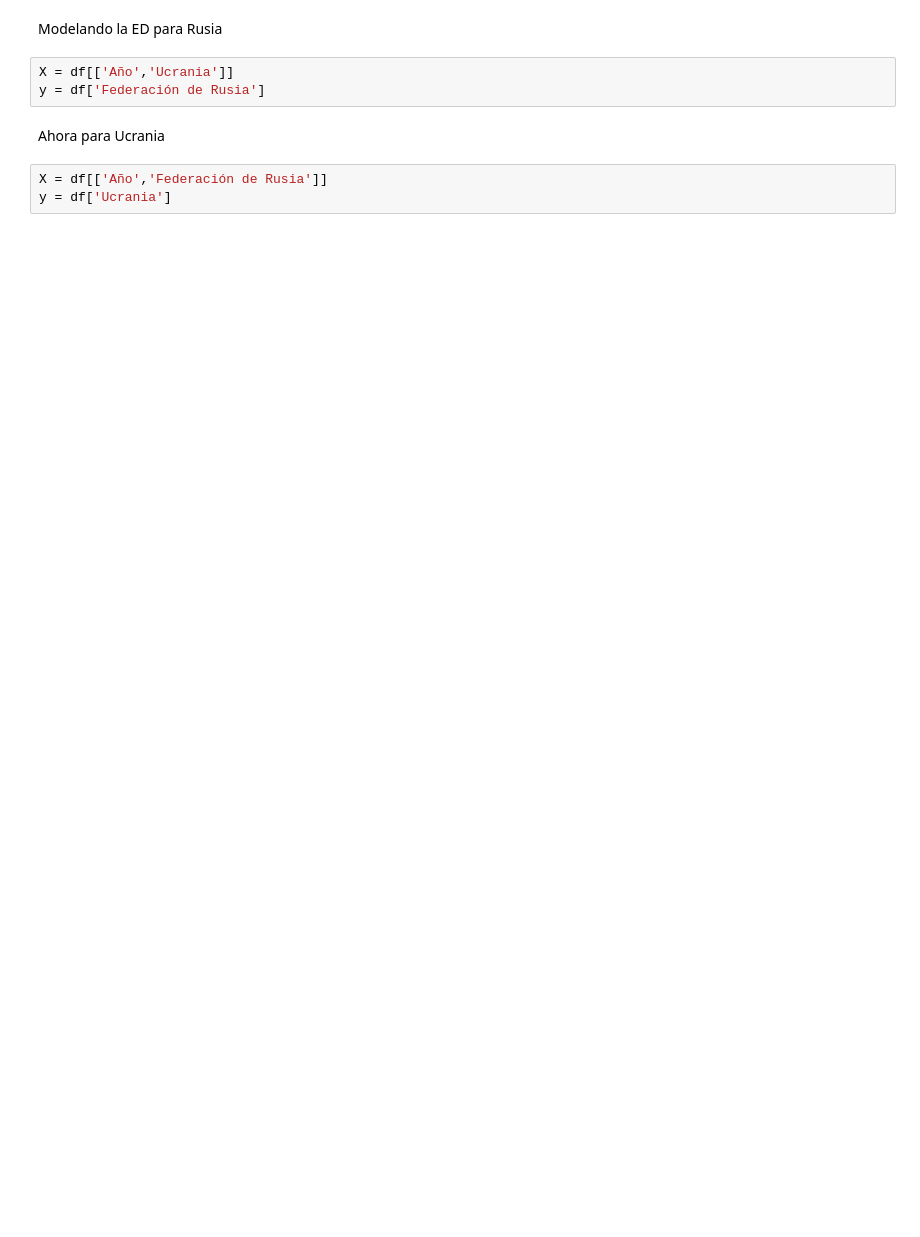
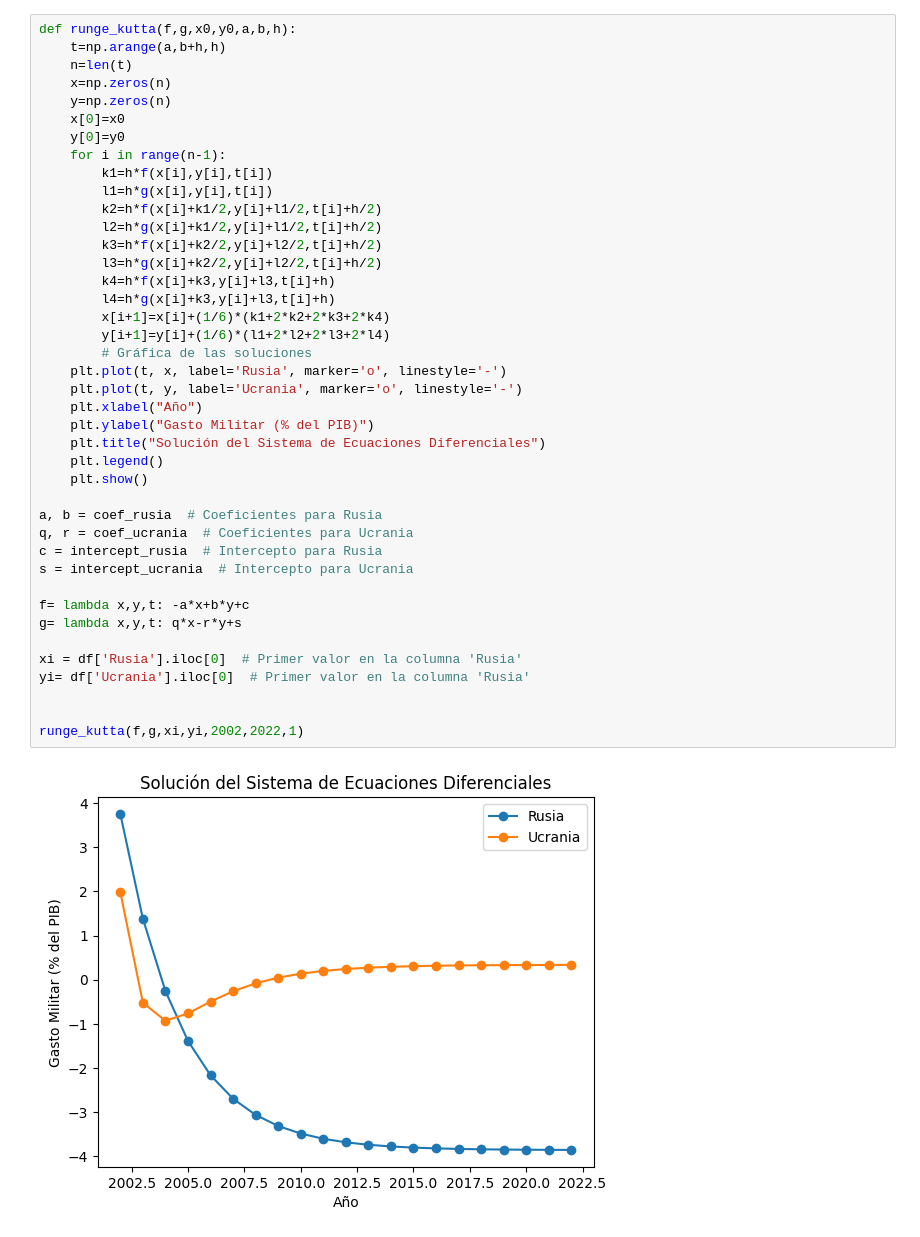
Before and after one commit to anahedi/Prueba-1, a Jupyter notebook: notebooks/situacion_problema.ipynb, the cells around one changed output. Drawn from its saved outputs; the diff is of its cells as text; blank space fills up the shorter version.

```diff
--- a/notebooks/situacion_problema.ipynb
+++ b/notebooks/situacion_problema.ipynb
@@ -33,10 +41,43 @@ df = pd.DataFrame(data)
-# %% [markdown]
-Modelando la ED para Rusia
-# %%
-X = df[['Año','Ucrania']]
-y = df['Federación de Rusia']
-# %% [markdown]
-Ahora para Ucrania
-# %%
-X = df[['Año','Federación de Rusia']]
-y = df['Ucrania']
+# %%
+def runge_kutta(f,g,x0,y0,a,b,h):
+    t=np.arange(a,b+h,h)
+    n=len(t)
+    x=np.zeros(n)
+    y=np.zeros(n)
+    x[0]=x0
+    y[0]=y0
+    for i in range(n-1):
+        k1=h*f(x[i],y[i],t[i])
+        l1=h*g(x[i],y[i],t[i])
+        k2=h*f(x[i]+k1/2,y[i]+l1/2,t[i]+h/2)
+        l2=h*g(x[i]+k1/2,y[i]+l1/2,t[i]+h/2)
+        k3=h*f(x[i]+k2/2,y[i]+l2/2,t[i]+h/2)
+        l3=h*g(x[i]+k2/2,y[i]+l2/2,t[i]+h/2)
+        k4=h*f(x[i]+k3,y[i]+l3,t[i]+h)
+        l4=h*g(x[i]+k3,y[i]+l3,t[i]+h)
+        x[i+1]=x[i]+(1/6)*(k1+2*k2+2*k3+2*k4)
+        y[i+1]=y[i]+(1/6)*(l1+2*l2+2*l3+2*l4)
+        # Gráfica de las soluciones
+    plt.plot(t, x, label='Rusia', marker='o', linestyle='-')
+    plt.plot(t, y, label='Ucrania', marker='o', linestyle='-')
+    plt.xlabel("Año")
+    plt.ylabel("Gasto Militar (% del PIB)")
+    plt.title("Solución del Sistema de Ecuaciones Diferenciales")
+    plt.legend()
+    plt.show()
+
+a, b = coef_rusia  # Coeficientes para Rusia
+q, r = coef_ucrania  # Coeficientes para Ucrania
+c = intercept_rusia  # Intercepto para Rusia
+s = intercept_ucrania  # Intercepto para Ucrania
+
+f= lambda x,y,t: -a*x+b*y+c
+g= lambda x,y,t: q*x-r*y+s
+
+xi = df['Rusia'].iloc[0]  # Primer valor en la columna 'Rusia'
+yi= df['Ucrania'].iloc[0]  # Primer valor en la columna 'Rusia'
+
+
+runge_kutta(f,g,xi,yi,2002,2022,1)
+# %% [output]
+[figure, added]
```
Also changed, not shown: parts of 5 cells of this notebook, 3 other files.
